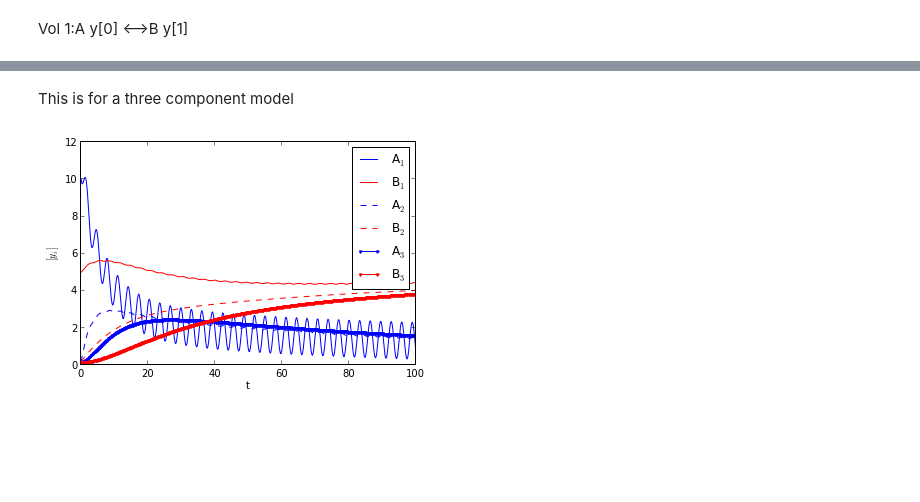
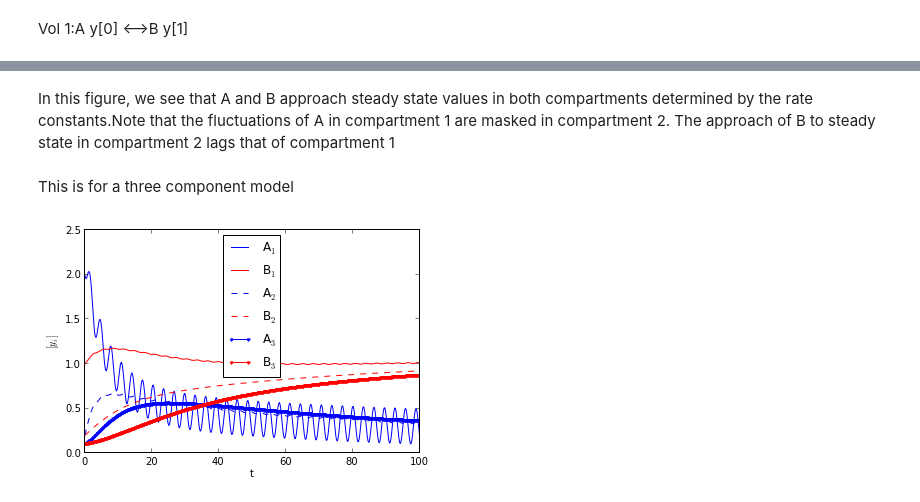
Before and after one commit to huskeypm/enzymekineticsacs, a Jupyter notebook: compart.ipynb, the cells around one changed output, grey strips where cells are left out. Cells and saved outputs as stored; diff of their text form; code cells hidden in the pictures; blank space fills up the shorter version.

```diff
--- a/compart.ipynb
+++ b/compart.ipynb
@@ -13,3 +15,5 @@ Vol 1:A y[0] <-->B y[1]
+# %% [markdown]
+In this figure, we see that A and B approach steady state values in both compartments determined by the rate constants.Note that the fluctuations of A in compartment 1 are masked in compartment 2. The approach of B to steady state in compartment 2 lags that of compartment 1
 # %% [markdown]
 This is for a three component model
 # %%
@@ -17,4 +21,4 @@ This is for a three component model
 # %%
-y0 = [10,5,0.2,0.2,0.1,0.1]params.volCompart3 = 1.params.saCompart3 = 1.params.a=np.array(           [[-kf,kb,0,0,0,0],            [kf,-kb,0,0,0,0],            [0,0,0,0,0,0],            [0,0,0,0,0,0],            [0,0,0,0,0,0],            [0,0,0,0,0,0]           ])yt=threeCompmodel(t,y0,params)
+y0 = [2,1,0.2,0.2,0.1,0.1]Params.volCompart3 = 1.Params.saCompart3 = 1.Params.a=np.array(           [[-kf,kb,0,0,0,0],            [kf,-kb,0,0,0,0],            [0,0,0,0,0,0],            [0,0,0,0,0,0],            [0,0,0,0,0,0],            [0,0,0,0,0,0]           ])params = Params()yt=threeCompmodel(t,y0,params)
 # %% [output]
-[figure, old version]
+[figure, new version]
```
Also changed, not shown: parts of 23 cells of this notebook.
